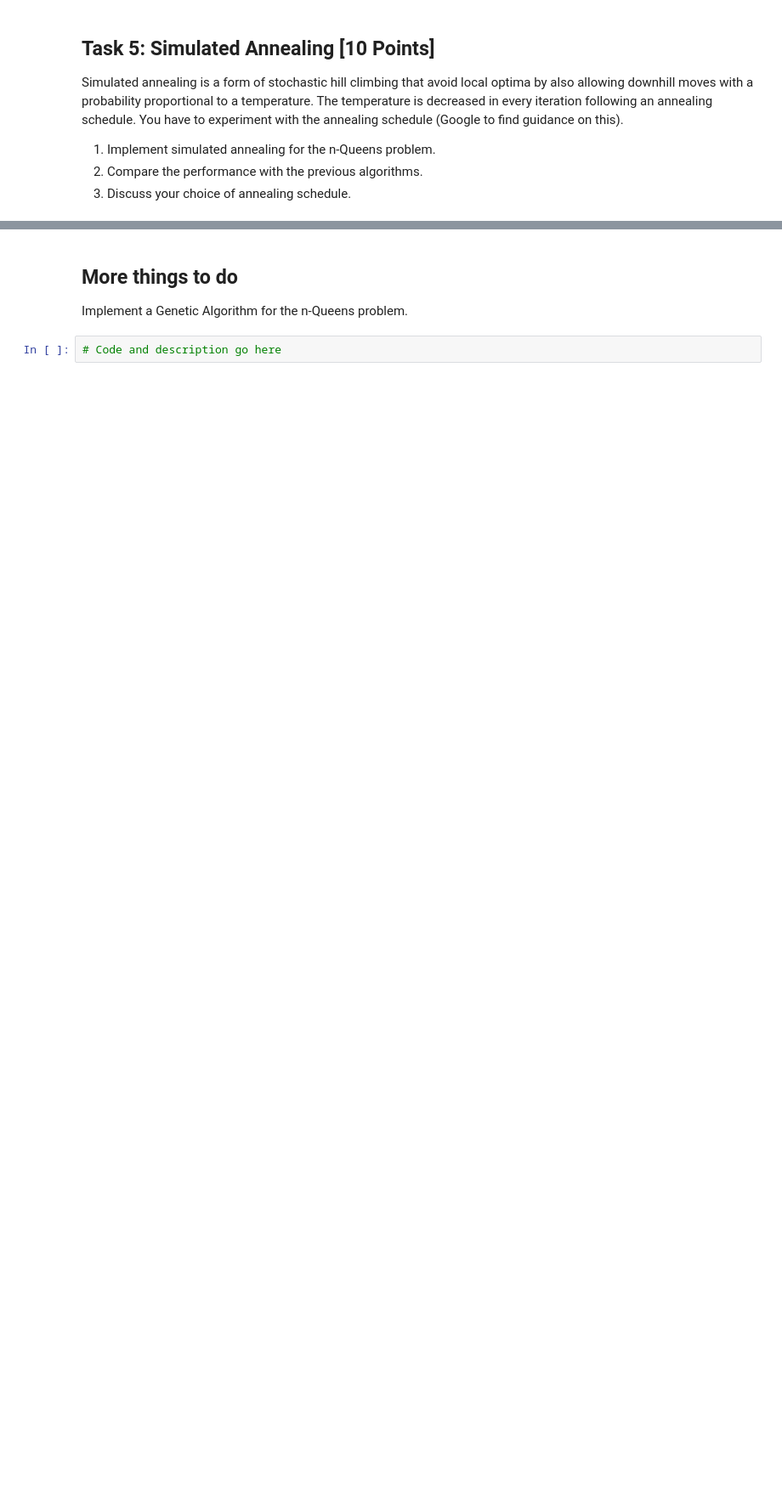
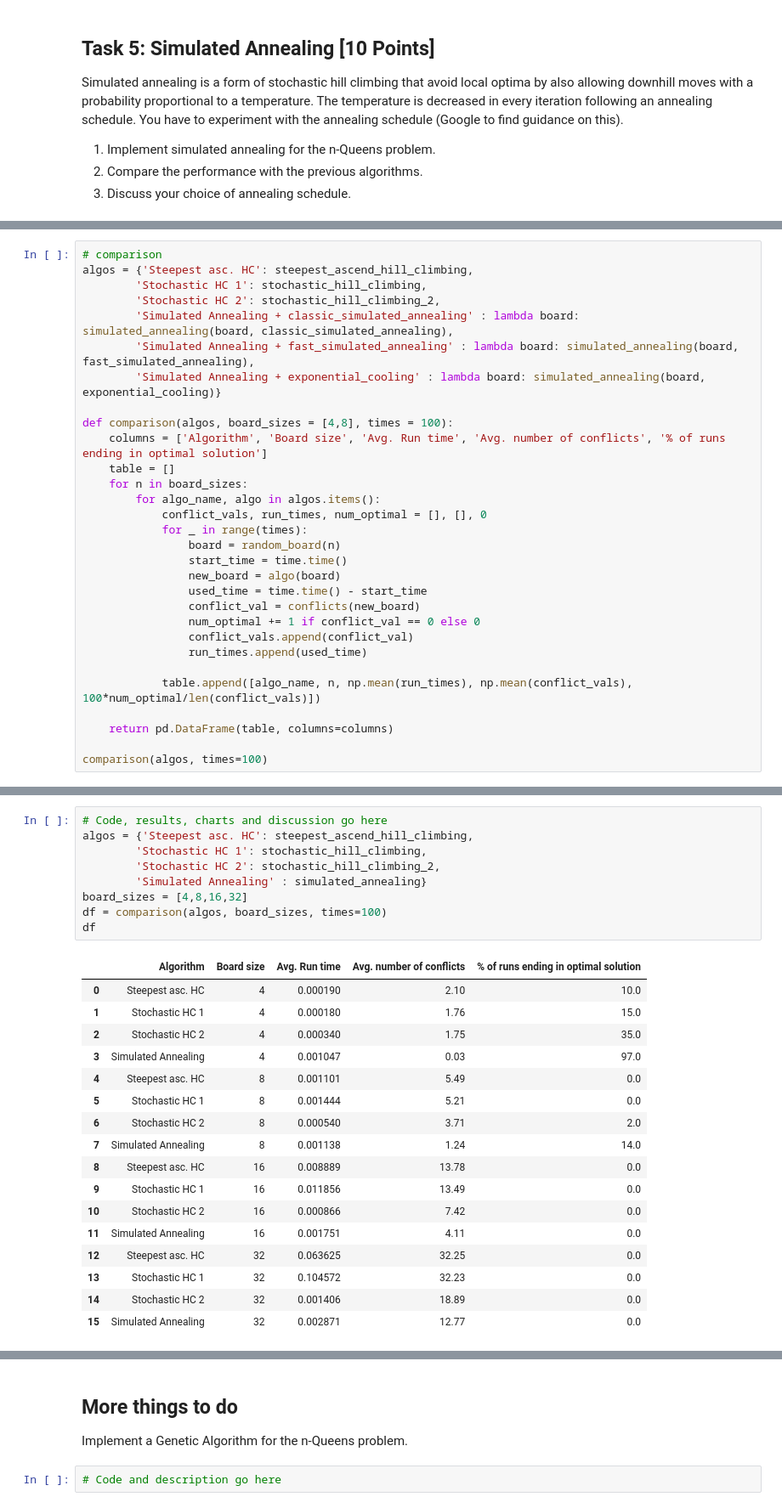
Before and after one commit to Owen-Deng/CS7320-AI, a Jupyter notebook: Local_Search/n_queens.ipynb, the cells around one changed output, grey strips where cells are left out. Shown: that part at 85% size. Drawn from its saved outputs; the diff is of its cells as text; blank space fills up the shorter version.

```diff
--- a/Local_Search/n_queens.ipynb
+++ b/Local_Search/n_queens.ipynb
@@ -308,0 +357,30 @@ Simulated annealing is a form of stochastic hill climbing that avoid local optim
+# %%
+# comparison
+algos = {'Steepest asc. HC': steepest_ascend_hill_climbing,
+        'Stochastic HC 1': stochastic_hill_climbing,
+        'Stochastic HC 2': stochastic_hill_climbing_2,
+        'Simulated Annealing + classic_simulated_annealing' : lambda board: simulated_annealing(board, classic_simulated_annealing),
+        'Simulated Annealing + fast_simulated_annealing' : lambda board: simulated_annealing(board, fast_simulated_annealing),
+        'Simulated Annealing + exponential_cooling' : lambda board: simulated_annealing(board, exponential_cooling)}
+
+def comparison(algos, board_sizes = [4,8], times = 100):
+    columns = ['Algorithm', 'Board size', 'Avg. Run time', 'Avg. number of conflicts', '% of runs ending in optimal solution']
+    table = []
+    for n in board_sizes:
+        for algo_name, algo in algos.items():
+            conflict_vals, run_times, num_optimal = [], [], 0
+            for _ in range(times):
+                board = random_board(n)
+                start_time = time.time()
+                new_board = algo(board)
+                used_time = time.time() - start_time
+                conflict_val = conflicts(new_board)
+                num_optimal += 1 if conflict_val == 0 else 0
+                conflict_vals.append(conflict_val)
+                run_times.append(used_time)
+
+            table.append([algo_name, n, np.mean(run_times), np.mean(conflict_vals), 100*num_optimal/len(conflict_vals)])
+
+    return pd.DataFrame(table, columns=columns)
+
+comparison(algos, times=100)
@@ -309 +409,28 @@ Simulated annealing is a form of stochastic hill climbing that avoid local optim
+# %%
+# Code, results, charts and discussion go here
+algos = {'Steepest asc. HC': steepest_ascend_hill_climbing,
+        'Stochastic HC 1': stochastic_hill_climbing,
+        'Stochastic HC 2': stochastic_hill_climbing_2,
+        'Simulated Annealing' : simulated_annealing}
+board_sizes = [4,8,16,32]
+df = comparison(algos, board_sizes, times=100)
+df
+# %% [output]
+|  | Algorithm | Board size | Avg. Run time | Avg. number of conflicts | % of runs ending in optimal solution |
+| 0 | Steepest asc. HC | 4 | 0.000190 | 2.10 | 10.0 |
+| 1 | Stochastic HC 1 | 4 | 0.000180 | 1.76 | 15.0 |
+| 2 | Stochastic HC 2 | 4 | 0.000340 | 1.75 | 35.0 |
+| 3 | Simulated Annealing | 4 | 0.001047 | 0.03 | 97.0 |
+| 4 | Steepest asc. HC | 8 | 0.001101 | 5.49 | 0.0 |
+| 5 | Stochastic HC 1 | 8 | 0.001444 | 5.21 | 0.0 |
+| 6 | Stochastic HC 2 | 8 | 0.000540 | 3.71 | 2.0 |
+| 7 | Simulated Annealing | 8 | 0.001138 | 1.24 | 14.0 |
+| 8 | Steepest asc. HC | 16 | 0.008889 | 13.78 | 0.0 |
+| 9 | Stochastic HC 1 | 16 | 0.011856 | 13.49 | 0.0 |
+| 10 | Stochastic HC 2 | 16 | 0.000866 | 7.42 | 0.0 |
+| 11 | Simulated Annealing | 16 | 0.001751 | 4.11 | 0.0 |
+| 12 | Steepest asc. HC | 32 | 0.063625 | 32.25 | 0.0 |
+| 13 | Stochastic HC 1 | 32 | 0.104572 | 32.23 | 0.0 |
+| 14 | Stochastic HC 2 | 32 | 0.001406 | 18.89 | 0.0 |
+| 15 | Simulated Annealing | 32 | 0.002871 | 12.77 | 0.0 |
 # %% [markdown]
```
Also changed, not shown: parts of 17 cells of this notebook, 1 other file.
